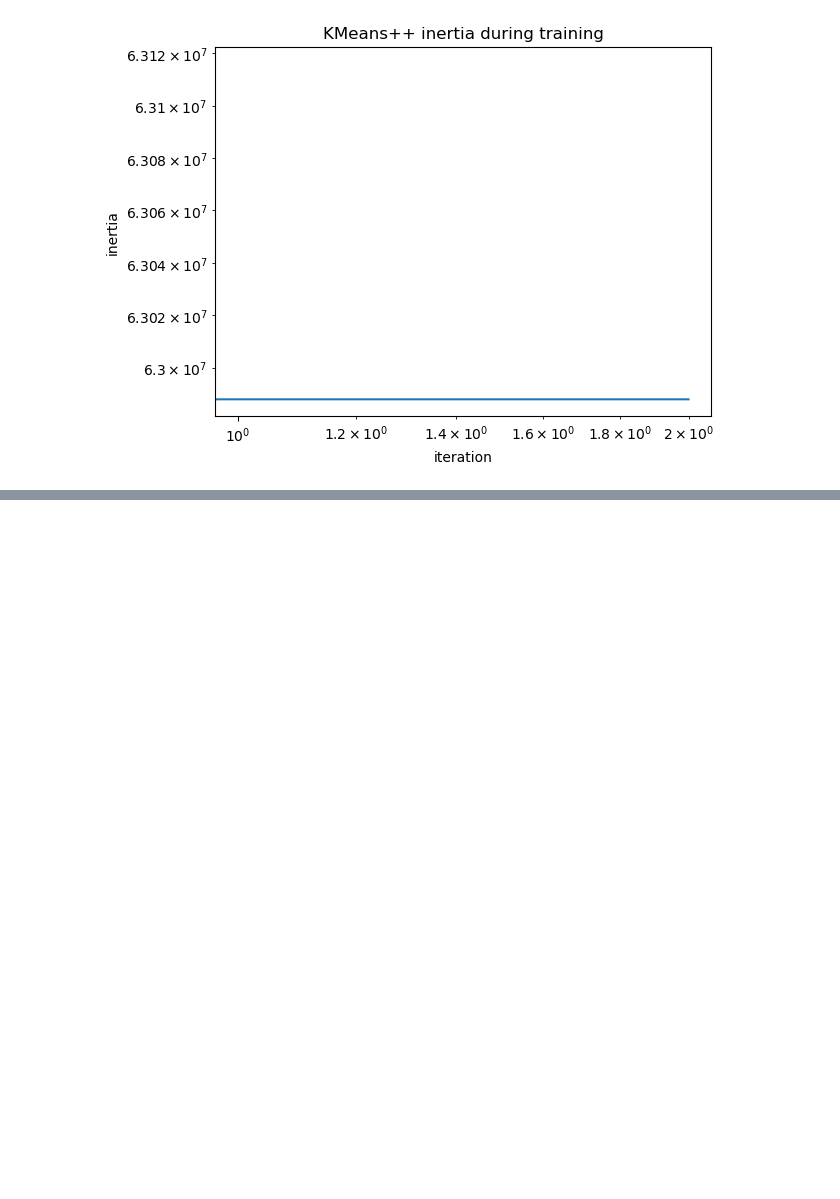
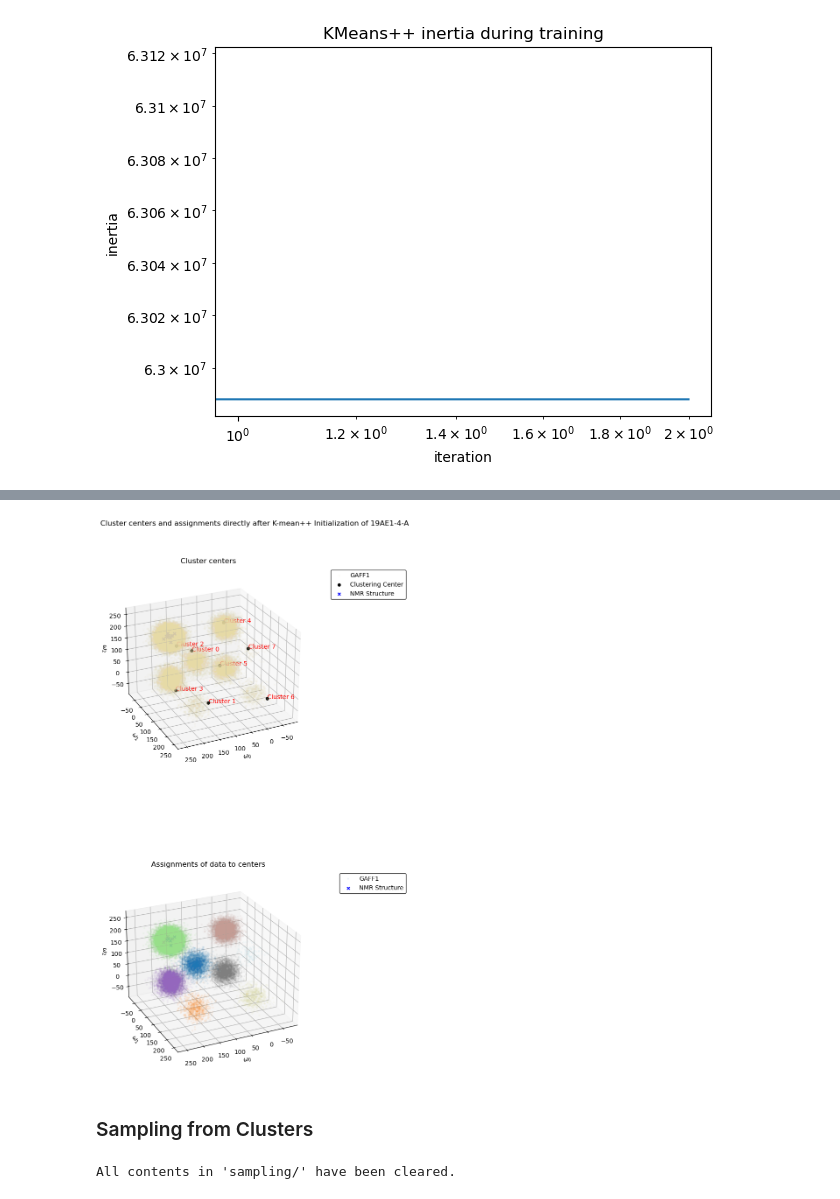
Before and after one commit to starwingc/peptoid_24summer, a Jupyter notebook: peptoid/19AE1-4-A/GAFF/protonated/HREX_500ns/clustering.ipynb, the cells around one changed output, grey strips where cells are left out. Saved outputs shown, nothing was run; the diff lists cells and outputs as text; code cells hidden in the pictures; blank space fills up the shorter version.

```diff
--- a/peptoid/19AE1-4-A/GAFF/protonated/HREX_500ns/clustering.ipynb
+++ b/peptoid/19AE1-4-A/GAFF/protonated/HREX_500ns/clustering.ipynb
@@ -173,0 +285,80 @@ plt.title("KMeans++ inertia during training");
+# %%
+fig = plt.figure(figsize=(7, 14))
+
+# Set the display range
+x_min, x_max = -90, 270
+y_min, y_max = -90, 270
+z_min, z_max = -90, 270
+
+# Viewing angles
+elevation = 25  # Example elevation angle
+azimuth = 65    # Example azimuthal angle
+
+# Create a 3D subplot for cluster centers
+ax1 = fig.add_subplot(211, projection='3d')
+ax1.set_title('Cluster centers')
+ax1.scatter(omegas[:, 0], omegas[:, 1], omegas[:, 2], c='#E6DAA6', marker='.', alpha=0.05, label='GAFF1')
+ax1.scatter(clustering.cluster_centers[:, 0], clustering.cluster_centers[:, 1], clustering.cluster_centers[:, 2], c='k', marker='o', alpha=1, label='Clustering Center')
+ax1.scatter(*(nmr_omegas.T), marker = 'x', c='b', label='NMR Structure')
+ax1.set_xlim(x_min, x_max)
+ax1.set_ylim(y_min, y_max)
+ax1.set_zlim(z_min, z_max)
+ax1.view_init(elev=elevation, azim=azimuth)  # Set the viewing angle
+
+# Label each cluster center
+for i, (x, y, z) in enumerate(clustering.cluster_centers):
+    ax1.text(x, y, z, f'Cluster {i}', color='red')
+
+# Create a 3D subplot for assignments
+ax2 = fig.add_subplot(212, projection='3d')
+ax2.set_title('Assignments of data to centers')
+ax2.scatter(omegas[:, 0], omegas[:, 1], omegas[:, 2], c=assignments[:], marker='.', alpha=0.05 , cmap='tab20', label='GAFF1')
+ax2.scatter(*(nmr_omegas.T), marker = 'x', c='b', label='NMR Structure')
+ax2.set_xlim(x_min, x_max)
+ax2.set_ylim(y_min, y_max)
+ax2.set_zlim(z_min, z_max)
+ax2.view_init(elev=elevation, azim=azimuth)  # Set the viewing angle
+
+# Setting the legend
+ax1.legend(loc='upper right', bbox_to_anchor=(1.5, 1.0), facecolor='white', edgecolor='k')
+ax2.legend(loc='upper right', bbox_to_anchor=(1.5, 1.0), facecolor='white', edgecolor='k')
+
+# Adding axis labels
+ax1.set_xlabel(r'$\omega_0$')
+ax1.set_ylabel(r'$\omega_1$')
+ax1.set_zlabel(r'$\omega_2$')
+
+ax2.set_xlabel(r'$\omega_0$')
+ax2.set_ylabel(r'$\omega_1$')
+ax2.set_zlabel(r'$\omega_2$')
+
+# Adjust spacing between subplots
+#plt.subplots_adjust(hspace=0.5)  # Increase the horizontal space between subplots
+
+# Adjust layout
+plt.tight_layout()
+
+fig.suptitle('Cluster centers and assignments directly after K-mean++ Initialization of 19AE1-4-A')
+fig.savefig('omega_data/cluster_centers_and_assignments.png', dpi=300, bbox_inches='tight')
+plt.show()
+# %% [output]
+[figure, added]
+# %% [markdown]
+### Sampling from Clusters
+# %%
+# Define the directory path
+directory = "sampling/"
+
+# Check if the directory exists
+if os.path.exists(directory):
+    # Remove all contents of the directory
+    shutil.rmtree(directory)
+    # Recreate the empty directory
+    os.makedirs(directory)
+    print(f"All contents in '{directory}' have been cleared.")
+else:
+    # Create the directory if it does not exist
+    os.makedirs(directory)
+    print(f"Directory '{directory}' did not exist, so it has been created.")
+# %% [output]
+All contents in 'sampling/' have been cleared.
```
Also changed, not shown: parts of 15 cells of this notebook, 3 other files.
